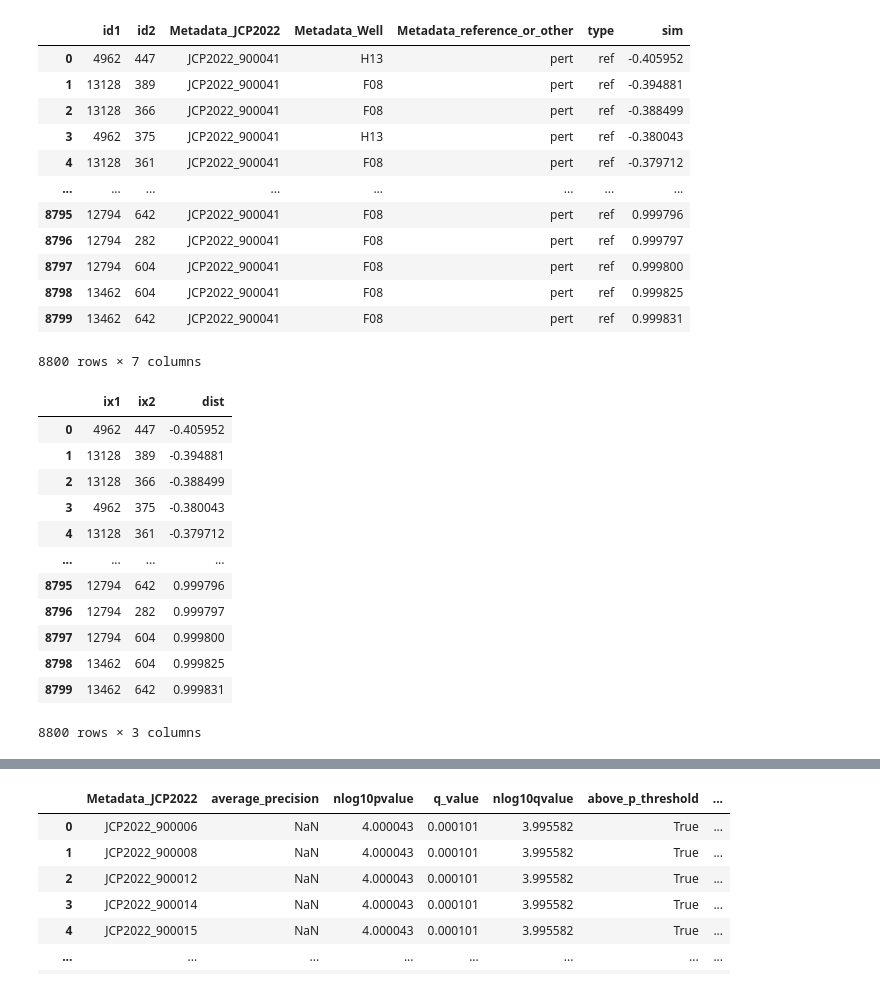
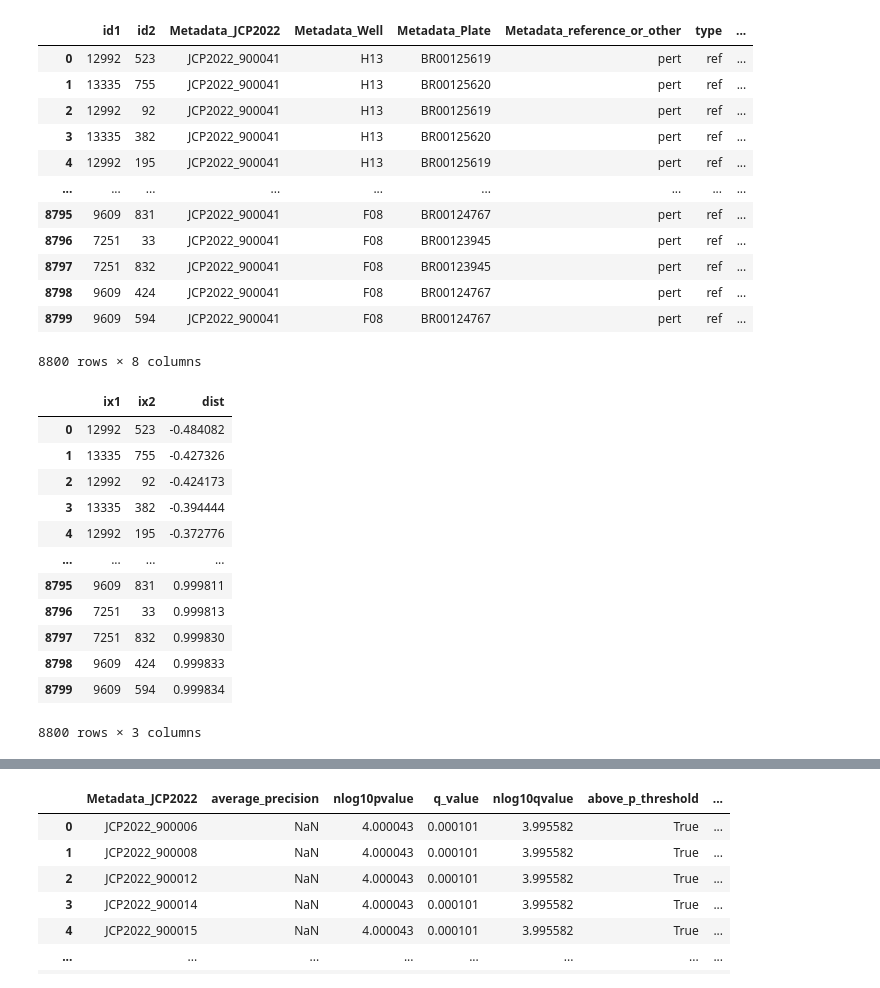
Before and after one commit to broadinstitute/position-effect-correction, a Jupyter notebook: 4.copairs/1_copairs_test.ipynb, the cells around one changed output, grey strips where cells are left out. Saved outputs shown, nothing was run; the diff lists cells and outputs as text; code cells hidden in the pictures.

```diff
--- a/4.copairs/1_copairs_test.ipynb
+++ b/4.copairs/1_copairs_test.ipynb
@@ -159,5 +178,7 @@ result[1][result[1][0] == "JCP2022_900041"]["dist"].sort_values()
 Name: dist, dtype: float64
 # %%
-collatedsim = pd.read_parquet("../2.evalzoo/results/5f53102a/collatedsim.parquet")
+collatedsim = pd.read_parquet("../2.evalzoo/results/df015b9f/collatedsim.parquet")
 collatedsim_jcp41 = collatedsim[collatedsim.Metadata_JCP2022=="JCP2022_900041"]
+
+# note sampling every other row to get rid of duplicates
 cs_sim_jcp41 = collatedsim_jcp41[collatedsim_jcp41.type=="rep"]["sim"].sort_values()[::2].reset_index(drop=True)
@@ -254,34 +333,34 @@ collatedsim_jcp41[collatedsim_jcp41.type=="ref"].groupby("sim").count()
 ref_sim = collatedsim_jcp41[collatedsim_jcp41.type=="ref"].sort_values("sim").reset_index(drop=True)
 ref_sim
 # %% [output]
-|  | id1 | id2 | Metadata_JCP2022 | Metadata_Well | Metadata_reference_or_other | type | sim |
-| 0 | 4962 | 447 | JCP2022_900041 | H13 | pert | ref | -0.405952 |
-| 1 | 13128 | 389 | JCP2022_900041 | F08 | pert | ref | -0.394881 |
-| 2 | 13128 | 366 | JCP2022_900041 | F08 | pert | ref | -0.388499 |
-| 3 | 4962 | 375 | JCP2022_900041 | H13 | pert | ref | -0.380043 |
-| 4 | 13128 | 361 | JCP2022_900041 | F08 | pert | ref | -0.379712 |
-| ... | ... | ... | ... | ... | ... | ... | ... |
-| 8795 | 12794 | 642 | JCP2022_900041 | F08 | pert | ref | 0.999796 |
-| 8796 | 12794 | 282 | JCP2022_900041 | F08 | pert | ref | 0.999797 |
-| 8797 | 12794 | 604 | JCP2022_900041 | F08 | pert | ref | 0.999800 |
-| 8798 | 13462 | 604 | JCP2022_900041 | F08 | pert | ref | 0.999825 |
-| 8799 | 13462 | 642 | JCP2022_900041 | F08 | pert | ref | 0.999831 |
+|  | id1 | id2 | Metadata_JCP2022 | Metadata_Well | Metadata_Plate | Metadata_reference_or_other | type | ... |
+| 0 | 12992 | 523 | JCP2022_900041 | H13 | BR00125619 | pert | ref | ... |
+| 1 | 13335 | 755 | JCP2022_900041 | H13 | BR00125620 | pert | ref | ... |
+| 2 | 12992 | 92 | JCP2022_900041 | H13 | BR00125619 | pert | ref | ... |
+| 3 | 13335 | 382 | JCP2022_900041 | H13 | BR00125620 | pert | ref | ... |
+| 4 | 12992 | 195 | JCP2022_900041 | H13 | BR00125619 | pert | ref | ... |
+| ... | ... | ... | ... | ... | ... | ... | ... | ... |
+| 8795 | 9609 | 831 | JCP2022_900041 | F08 | BR00124767 | pert | ref | ... |
+| 8796 | 7251 | 33 | JCP2022_900041 | F08 | BR00123945 | pert | ref | ... |
+| 8797 | 7251 | 832 | JCP2022_900041 | F08 | BR00123945 | pert | ref | ... |
+| 8798 | 9609 | 424 | JCP2022_900041 | F08 | BR00124767 | pert | ref | ... |
+| 8799 | 9609 | 594 | JCP2022_900041 | F08 | BR00124767 | pert | ref | ... |
-8800 rows × 7 columns
+8800 rows × 8 columns
 # %%
-ref_sim_copair = ref_sim.loc[:, ["id1", "id2", "sim"]]
-ref_sim_copair.columns = ["ix1", "ix2", "dist"]
-ref_sim_copair
+ref_sim_2_copair = ref_sim.loc[:, ["id1", "id2", "sim"]]
+ref_sim_2_copair.columns = ["ix1", "ix2", "dist"]
+ref_sim_2_copair
 # %% [output]
 |  | ix1 | ix2 | dist |
-| 0 | 4962 | 447 | -0.405952 |
-| 1 | 13128 | 389 | -0.394881 |
-| 2 | 13128 | 366 | -0.388499 |
-| 3 | 4962 | 375 | -0.380043 |
-| 4 | 13128 | 361 | -0.379712 |
+| 0 | 12992 | 523 | -0.484082 |
+| 1 | 13335 | 755 | -0.427326 |
+| 2 | 12992 | 92 | -0.424173 |
+| 3 | 13335 | 382 | -0.394444 |
+| 4 | 12992 | 195 | -0.372776 |
 | ... | ... | ... | ... |
-| 8795 | 12794 | 642 | 0.999796 |
-| 8796 | 12794 | 282 | 0.999797 |
-| 8797 | 12794 | 604 | 0.999800 |
-| 8798 | 13462 | 604 | 0.999825 |
-| 8799 | 13462 | 642 | 0.999831 |
+| 8795 | 9609 | 831 | 0.999811 |
+| 8796 | 7251 | 33 | 0.999813 |
+| 8797 | 7251 | 832 | 0.999830 |
+| 8798 | 9609 | 424 | 0.999833 |
+| 8799 | 9609 | 594 | 0.999834 |
 8800 rows × 3 columns
```
Also changed, not shown: parts of 61 cells of this notebook.
